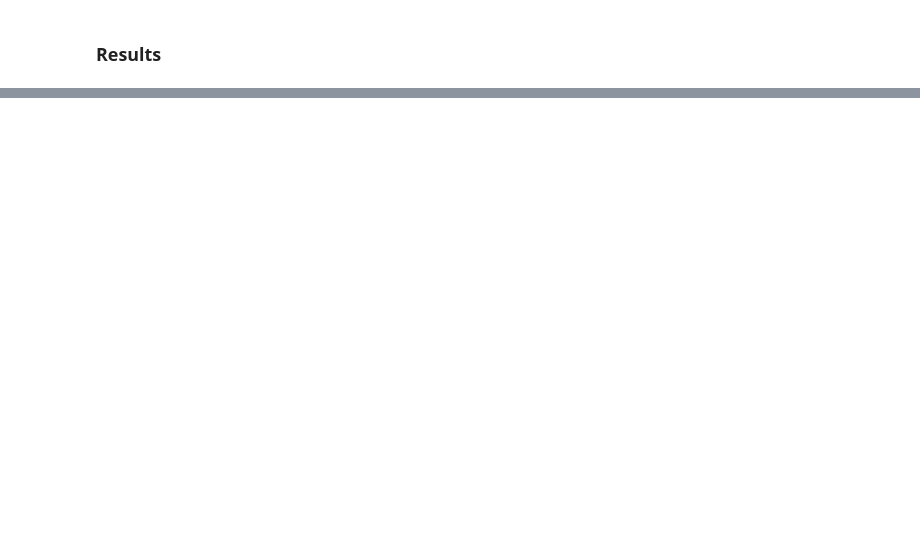
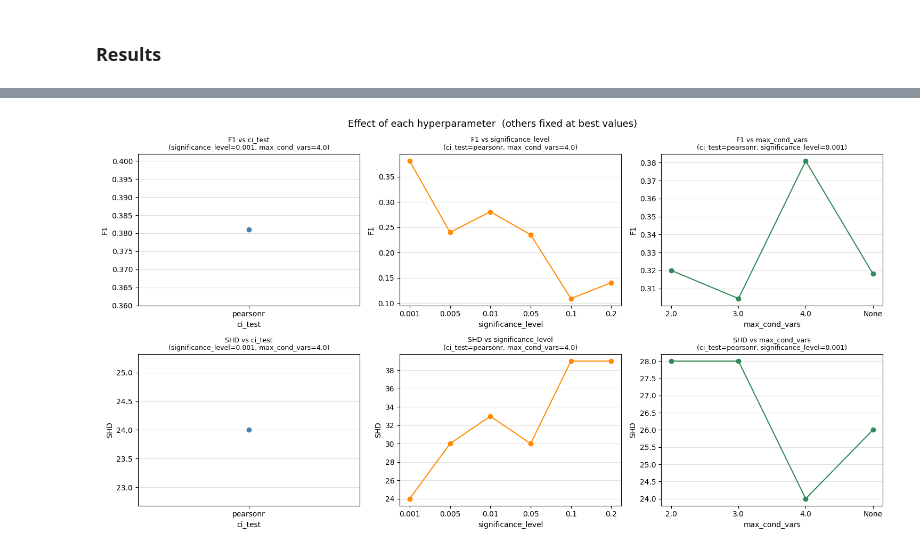
Before and after one commit to Tarekun/bayesian-continuous, a Jupyter notebook: gridsearch.ipynb, the cells around one changed output, grey strips where cells are left out. Cells and saved outputs as stored; diff of their text form; code cells hidden in the pictures; blank space fills up the shorter version.

Commit message:
included hyper parameter search for GES and PC

```diff
--- a/gridsearch.ipynb
+++ b/gridsearch.ipynb
@@ -148,12 +148,16 @@ def plot_line_profiles(results_df, param_grid, best_params):
         mask = pd.Series(True, index=results_df.index)
         for other, val in best_params.items():
             if other != param:
-                mask &= results_df[other] == val
-        slice_df  = results_df[mask].sort_values(param)
+                if pd.isna(val) if not isinstance(val, (list, dict)) else False:
+                    mask &= results_df[other].isna()
+                else:
+                    mask &= results_df[other] == val
+        slice_df  = results_df[mask].sort_values(param, na_position="last")
         fixed_str = ", ".join(f"{k}={v}" for k, v in best_params.items() if k != param)
+        x_labels  = slice_df[param].apply(lambda v: "None" if pd.isna(v) else str(v))
         for row_idx, (metric, label) in enumerate([("f1", "F1"), ("shd", "SHD")]):
             ax = axes[row_idx][col_idx]
-            ax.plot(slice_df[param].astype(str), slice_df[metric],
+            ax.plot(x_labels, slice_df[metric],
                     marker="o", color=colors[col_idx % len(colors)])
             ax.set_title(f"{label} vs {param}\n({fixed_str})", fontsize=9)
             ax.set_xlabel(param)
@@ -364,0 +377,20 @@ Recommended: lambda1=0.1, w_threshold=0.3
+# %%
+sachs_df  = load_sachs_data()
+sachs_dag = load_sachs_ground_truth()
+
+PC_SACHS_PARAM_GRID = {
+    "ci_test":            ["pearsonr"],
+    "significance_level": [0.001, 0.005, 0.01, 0.05, 0.1, 0.2],
+    "max_cond_vars":      [2, 3, 4, None],
+}
+
+print(f"Sachs: {sachs_df.shape[0]} samples, {sachs_df.shape[1]} nodes, {len(sachs_dag.edges())} true edges")
+best_result_pc_sachs, results_df_pc_sachs = grid_search(
+    sachs_df, "pc", PC_SACHS_PARAM_GRID, sachs_dag
+)
+
+best_params_pc_sachs = results_df_pc_sachs.loc[
+    results_df_pc_sachs["shd"].idxmin(), list(PC_SACHS_PARAM_GRID.keys())
+].to_dict()
+print(f"Best SHD: {results_df_pc_sachs['shd'].min():.0f}  params: {best_params_pc_sachs}")
+results_df_pc_sachs
@@ -366,0 +443,3 @@ Recommended: lambda1=0.1, w_threshold=0.3
+# %%
+plot_line_profiles(results_df_pc_sachs, PC_SACHS_PARAM_GRID, best_params_pc_sachs)
+# %% [output]
@@ -366,0 +450 @@ Recommended: lambda1=0.1, w_threshold=0.3
+[figure, added]
```
Also changed, not shown: parts of 14 cells of this notebook, 1 other file.
